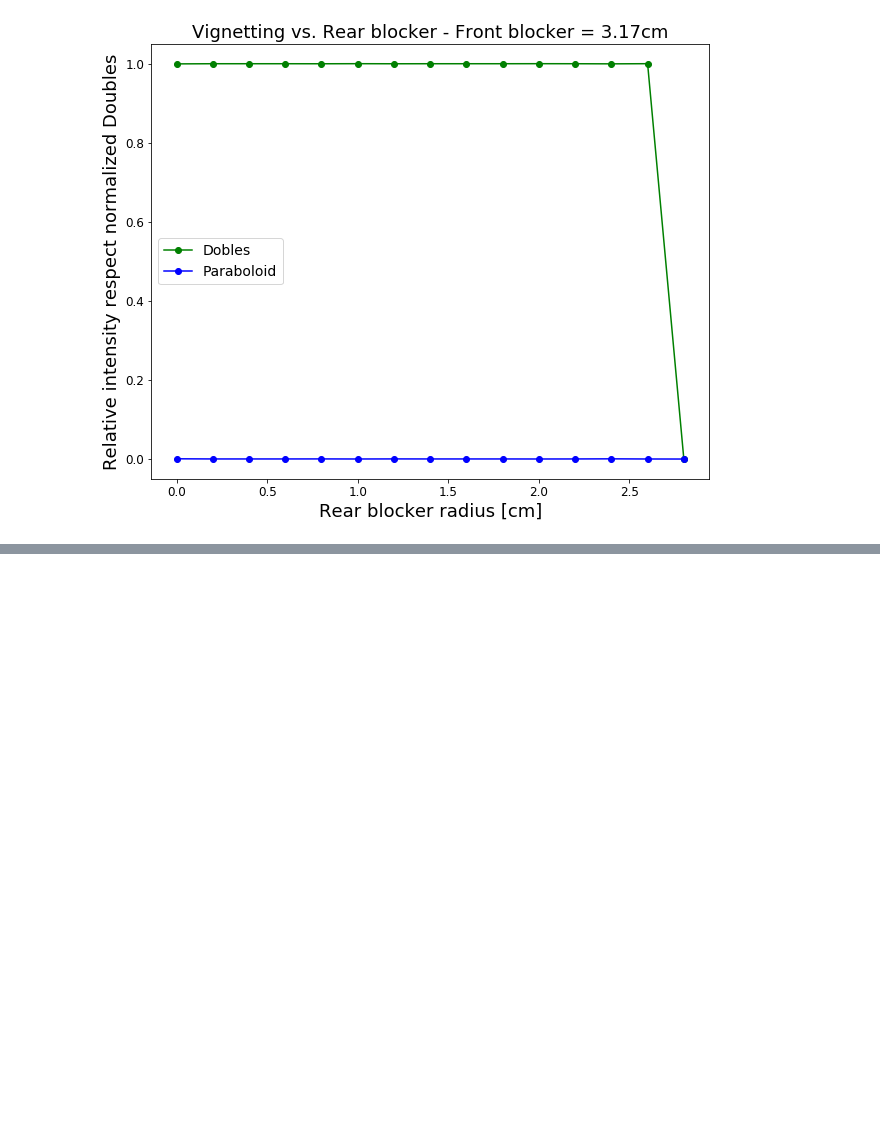
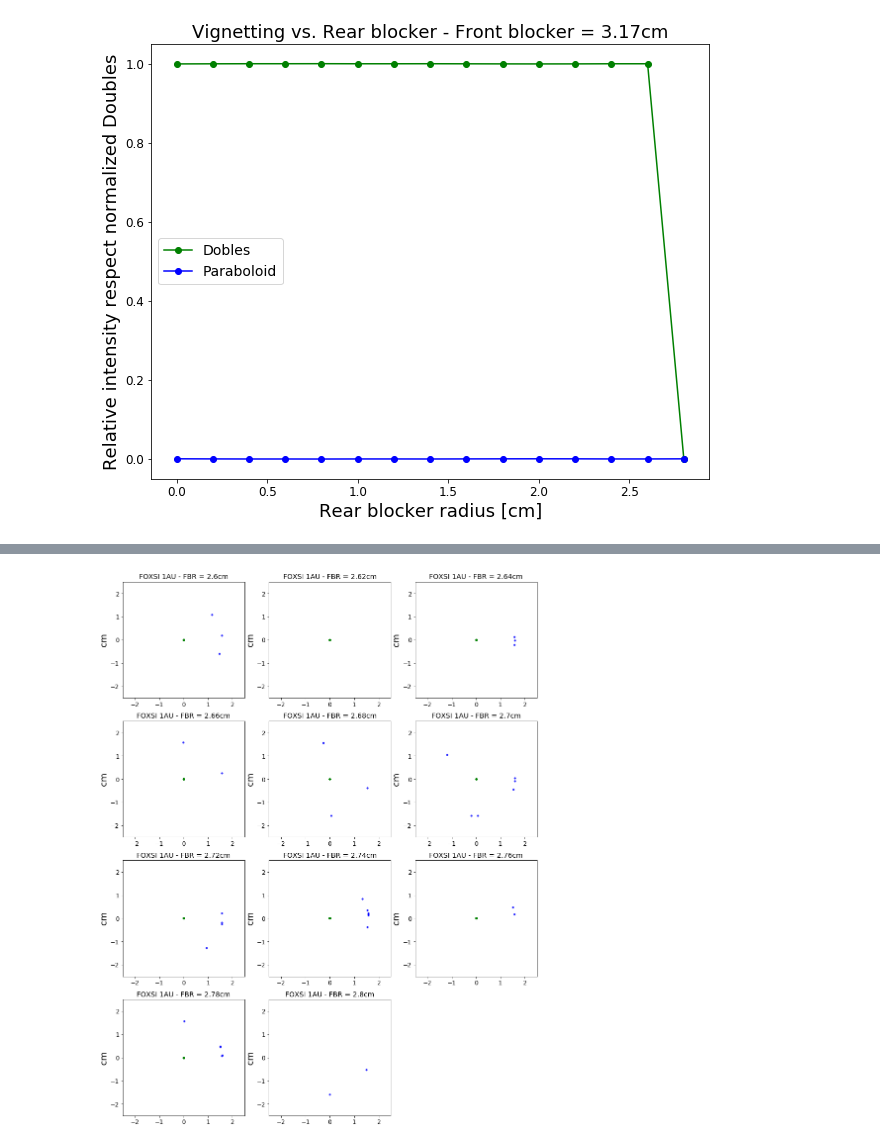
Before and after one commit to pymilo/Milo_RayTracing, a Jupyter notebook: Notebooks/Debugging_Rear_Blocker.ipynb, the cells around one changed output, grey strips where cells are left out. Cells and saved outputs as stored; diff of their text form; code cells hidden in the pictures; blank space fills up the shorter version.

```diff
--- a/Notebooks/Debugging_Rear_Blocker.ipynb
+++ b/Notebooks/Debugging_Rear_Blocker.ipynb
@@ -14,23 +11,0 @@ To create the rays I'm using the script located at `/Users/Kamilobu/Desktop/Deve
-# %%
-import numpy as np
-from foxsisim.source import Source
-from foxsisim.module import Module
-from foxsisim.util import load_rays, save_rays
-from foxsisim.detector import Detector
-
-n = 10                 ## number of rays
-Sdist = -1.5e13        ## cm
-offaxisAngle = 0.0     ## arcmin
-fbr = 3.17
-rbr = 0.0
-
-#rbrs = np.arange(0.0,2.855,0.2) # Rear blocker radius ranging from 0.0cm to 2.8 in steps of 0.2
-#Create Source :
-source = Source(type='point',center=[0, -Sdist * np.sin(np.deg2rad(offaxisAngle / 60.0)), Sdist ])
-
-print('Rear radius: %f' % rbr)
-module = Module(radii = [3.17], core_radius=(fbr,rbr))
-rays = source.generateRays(module.targetFront,n)
-module.passRays(rays)
-Rrays = [ray for ray in rays if (ray.tag != 'Source')] #kills the passthrough rays
-save_rays(Rrays,filename='/Users/Kamilobu/Desktop/Developer/Milo_RayTracing/blockers/rays_RB/test/rays_RBR_00.csv')
@@ -221,0 +229,16 @@ plt.show()
+# %%
+fig = plt.figure(figsize=(15,25))
+for i, rbr in enumerate(rbrs):
+    plt.subplot(5,3,i+1)
+    plt.title('FOXSI 1AU - FBR = '+str(rbr)+'cm',fontsize=14)
+    plt.ylabel('cm',fontsize=18)
+    plt.yticks(fontsize=12)
+    plt.xticks(fontsize=12)
+    plt.scatter(All_Hx[i],All_Hy[i],color='red',s=10.,alpha=0.8)
+    plt.scatter(All_Px[i],All_Py[i],color='blue',s=10.,alpha=0.8)
+    plt.scatter(All_Dx[i],All_Dy[i],color='green',s=10.,alpha=0.8)
+    plt.ylim(-2.5,2.5)
+    plt.xlim(-2.5,2.5)
+plt.show()
+# %% [output]
+[figure, added]
```
Also changed, not shown: parts of 15 cells of this notebook, 5 other files.
